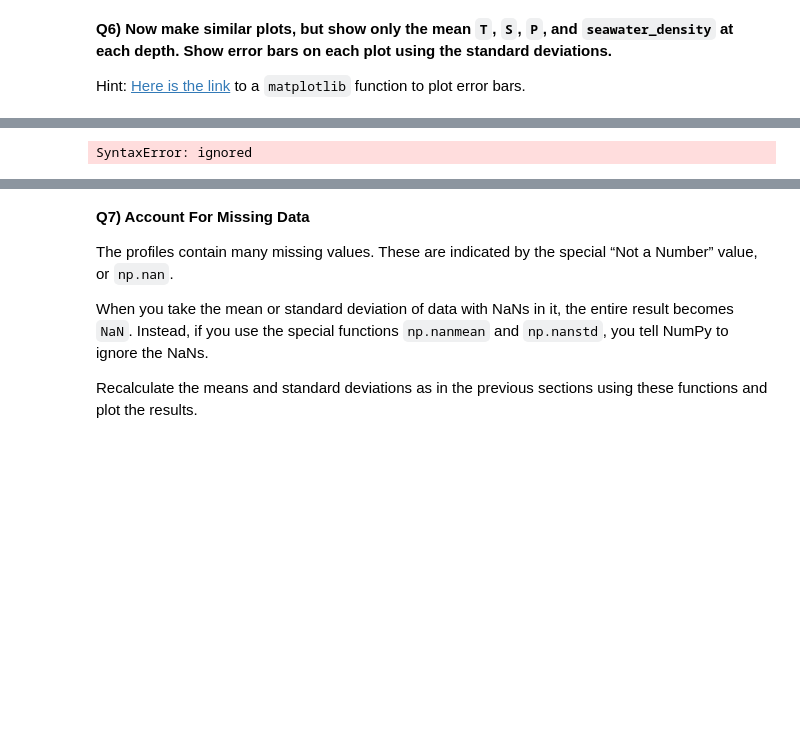
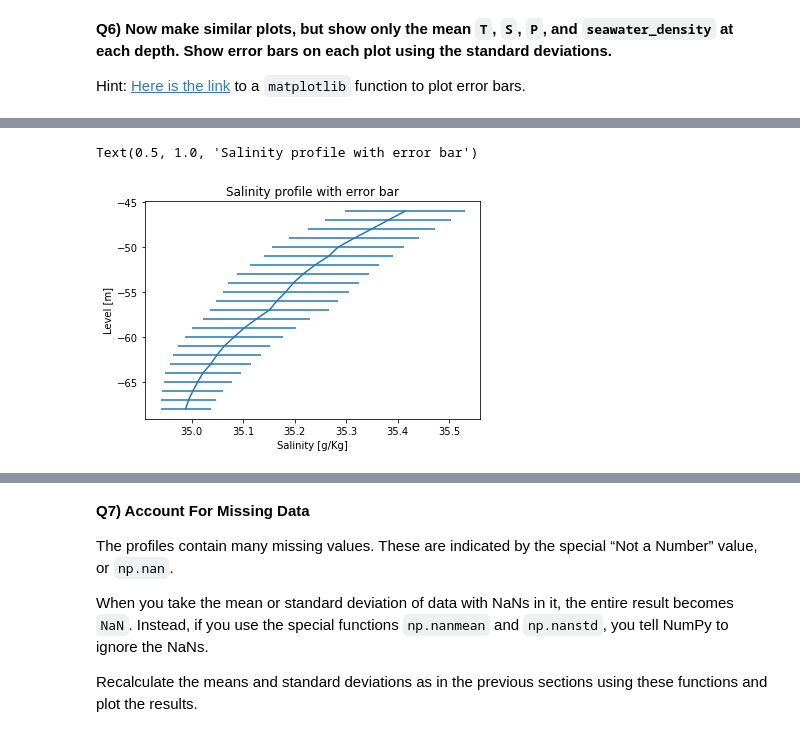
Before and after one commit to JerKeller/2022_ML_Earth_Env_Sci, a Jupyter notebook: S1_2_Numpy.ipynb, the cells around one changed output, grey strips where cells are left out. Saved outputs shown, nothing was run; the diff lists cells and outputs as text; code cells hidden in the pictures; blank space fills up the shorter version.

```diff
--- a/S1_2_Numpy.ipynb
+++ b/S1_2_Numpy.ipynb
@@ -636,10 +639,9 @@ SyntaxError: ignored
 # %%
 # Plot 2
-plt.plot(mean_temp, -level, label='Mean temperature'
-plt.errorbar(std_sal, -level)
-plt.xlabel('Temperature [C°]')
+plt.errorbar(mean_sal, -level, xerr=std_sal)
+plt.xlabel('Salinity [g/Kg]')
 plt.ylabel('Level [m]')
-plt.title('Temperature profile with error bar')
-plt.legend()
+plt.title('Salinity profile with error bar')
 # %% [output]
-SyntaxError: ignored
+Text(0.5, 1.0, 'Salinity profile with error bar')
+[figure, added]
```
Also changed, not shown: parts of 12 cells of this notebook.
